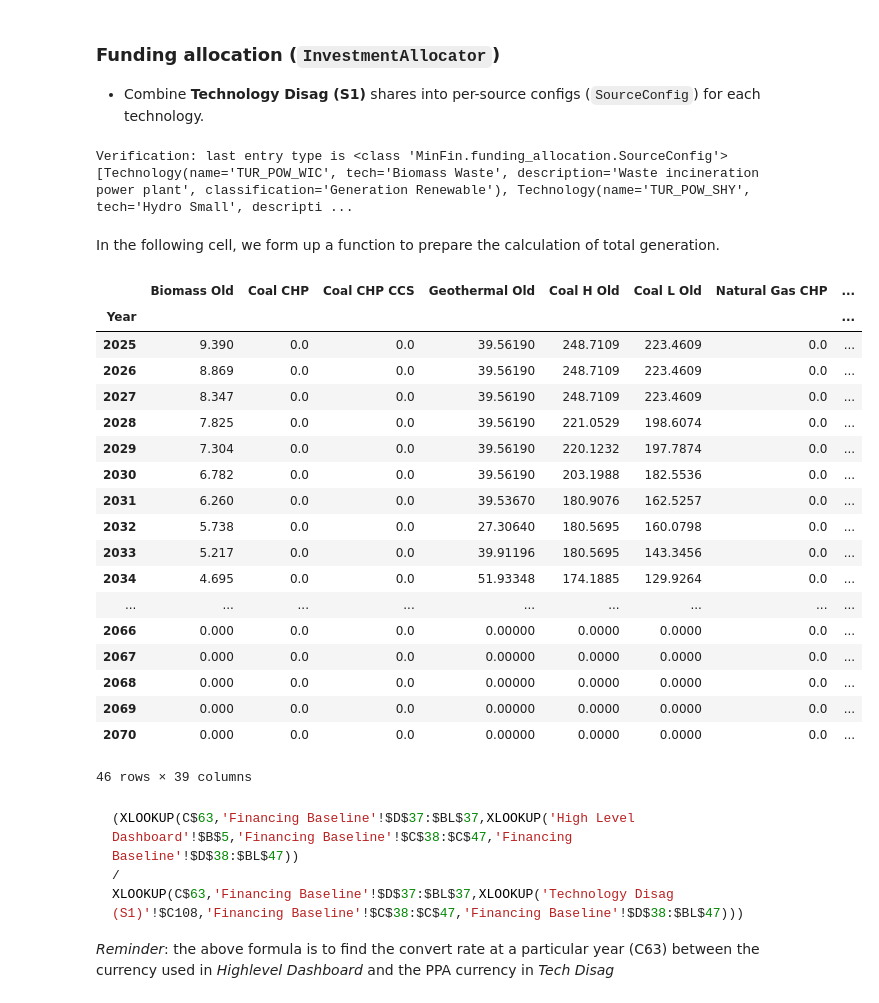
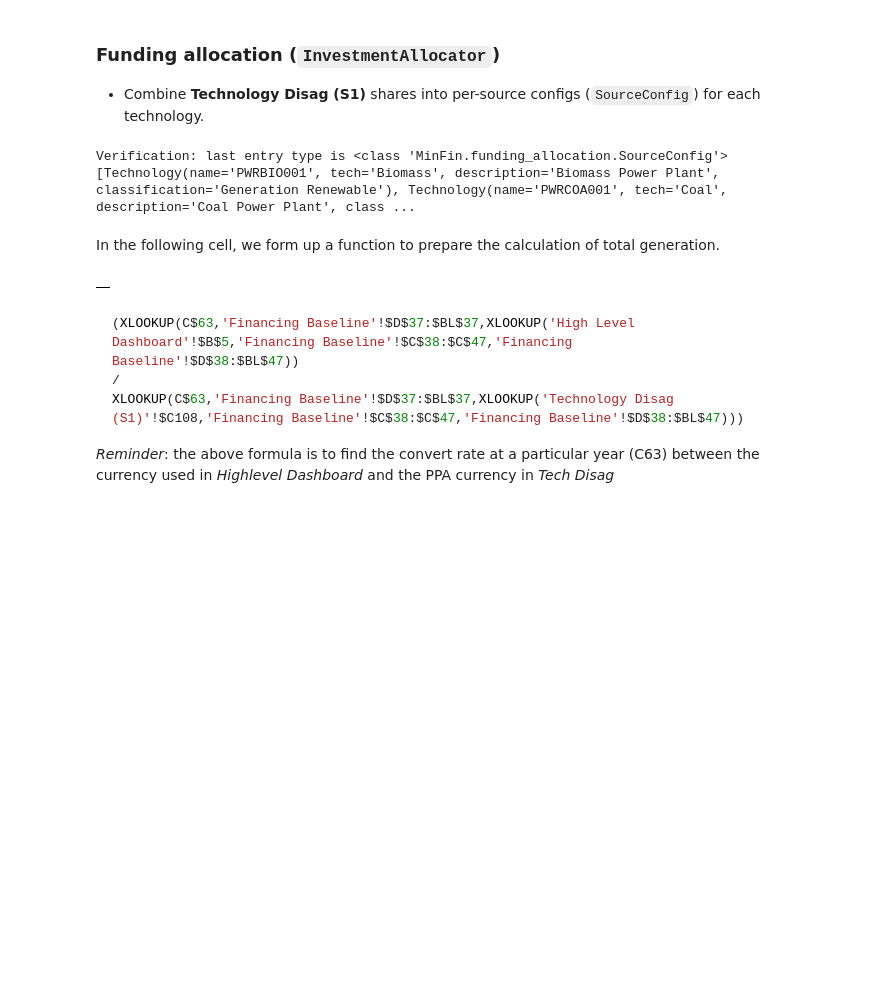
Before and after one commit to MINFinModel/minfin-py-public-release, a Jupyter notebook: minfin_notebook.ipynb, the cells around one changed output. Drawn from its saved outputs; the diff is of its cells as text; code cells hidden in the pictures; blank space fills up the shorter version.

````diff
--- a/minfin_notebook.ipynb
+++ b/minfin_notebook.ipynb
@@ -47,7 +47,7 @@ START_YEAR = 2025
 # Legacy example workbook:
 # file_path = "data/MINFin Energy Example Input File.xlsm"
 # Pure-input workbook (default):
-file_path = r"data/MINFin Input File TUR CLEAN -HL.xlsx"
+file_path = r"data/MINFin Input File - Zambia.xlsx"
 
 with pd.ExcelFile(file_path, engine="openpyxl") as xls:
     sheet_names = xls.sheet_names
@@ -1132,55 +1032,54 @@ print(f"Verification: last entry type is {type(t_stats.financing_configs[src])}"
 print(technologies)
 # %% [output]
 Verification: last entry type is <class 'MinFin.funding_allocation.SourceConfig'>
-[Technology(name='TUR_POW_WIC', tech='Biomass Waste', description='Waste incineration power plant', classification='Generation Renewable'), Technology(name='TUR_POW_SHY', tech='Hydro Small', descripti ...
+[Technology(name='PWRBIO001', tech='Biomass', description='Biomass Power Plant', classification='Generation Renewable'), Technology(name='PWRCOA001', tech='Coal', description='Coal Power Plant', class ...
 # %% [markdown]
  In the following cell, we form up a function to prepare the calculation of total generation.
 # %%
 from MinFin.investment_needs_extra import aggregate_tech_production
 
 df_generation_tech_sums = aggregate_tech_production(df_elec_production_nz, technologies)
 df_potential_generation_tech_sums = aggregate_tech_production(df_potential_generation_nz, technologies)
 
 # Technologies in NEW INFRASTRUCTURE without INVESTMENT PLAN OSeMOSYS rows (CSP / Coal / Energy Exports / Direct*)
 # lack columns in aggregate tables; pad zero columns for downstream cashflow with zero investment/generation.
-def _pad_zero_cols(df, names):
-    if df is None or len(df.index) == 0:
+def _pad_zero_cols(df, names, year_index=None):
+    import pandas as pd
+
+    if df is None:
         return df
+    if len(df.index) == 0:
+        idx = year_index
+        if idx is None:
+            return df
+        df = pd.DataFrame(index=pd.Index(idx, name=getattr(df.index, "name", None)))
     for n in names:
         if n not in df.columns:
             df[n] = 0.0
     return df
 
 if _tech_excel_pure:
     _nia_full = list(all_tech_data.keys())
-    df_generation_tech_sums = _pad_zero_cols(df_generation_tech_sums, _nia_full)
-    df_potential_generation_tech_sums = _pad_zero_cols(df_potential_generation_tech_sums, _nia_full)
-    df_category_sum_nz = _pad_zero_cols(df_category_sum_nz, _nia_full)
-    df_category_sum_lc = _pad_zero_cols(df_category_sum_lc, _nia_full)
-    df_cap_by_tech_nz = _pad_zero_cols(df_cap_by_tech_nz, _nia_full)
-    df_cap_by_tech_lc = _pad_zero_cols(df_cap_by_tech_lc, _nia_full)
+    _year_idx = None
+    for _cand in (
+        globals().get("years"),
+        getattr(df_category_sum_nz, "index", None) if "df_category_sum_nz" in globals() else None,
+    ):
+        if _cand is not None and len(_cand):
+            _year_idx = list(_cand)
+            break
+    df_generation_tech_sums = _pad_zero_cols(df_generation_tech_sums, _nia_full, _year_idx)
+    df_potential_generation_tech_sums = _pad_zero_cols(
+        df_potential_generation_tech_sums, _nia_full, _year_idx
+    )
+    df_category_sum_nz = _pad_zero_cols(df_category_sum_nz, _nia_full, _year_idx)
+    df_category_sum_lc = _pad_zero_cols(df_category_sum_lc, _nia_full, _year_idx)
+    df_cap_by_tech_nz = _pad_zero_cols(df_cap_by_tech_nz, _nia_full, _year_idx)
+    df_cap_by_tech_lc = _pad_zero_cols(df_cap_by_tech_lc, _nia_full, _year_idx)
 
 df_generation_tech_sums
 # %% [output]
-|  | Biomass Old | Coal CHP | Coal CHP CCS | Geothermal Old | Coal H Old | Coal L Old | Natural Gas CHP | ... |
-| Year |  |  |  |  |  |  |  | ... |
-| 2025 | 9.390 | 0.0 | 0.0 | 39.56190 | 248.7109 | 223.4609 | 0.0 | ... |
-| 2026 | 8.869 | 0.0 | 0.0 | 39.56190 | 248.7109 | 223.4609 | 0.0 | ... |
-| 2027 | 8.347 | 0.0 | 0.0 | 39.56190 | 248.7109 | 223.4609 | 0.0 | ... |
-| 2028 | 7.825 | 0.0 | 0.0 | 39.56190 | 221.0529 | 198.6074 | 0.0 | ... |
-| 2029 | 7.304 | 0.0 | 0.0 | 39.56190 | 220.1232 | 197.7874 | 0.0 | ... |
-| 2030 | 6.782 | 0.0 | 0.0 | 39.56190 | 203.1988 | 182.5536 | 0.0 | ... |
-| 2031 | 6.260 | 0.0 | 0.0 | 39.53670 | 180.9076 | 162.5257 | 0.0 | ... |
-| 2032 | 5.738 | 0.0 | 0.0 | 27.30640 | 180.5695 | 160.0798 | 0.0 | ... |
-| 2033 | 5.217 | 0.0 | 0.0 | 39.91196 | 180.5695 | 143.3456 | 0.0 | ... |
-| 2034 | 4.695 | 0.0 | 0.0 | 51.93348 | 174.1885 | 129.9264 | 0.0 | ... |
-| ... | ... | ... | ... | ... | ... | ... | ... | ... |
-| 2066 | 0.000 | 0.0 | 0.0 | 0.00000 | 0.0000 | 0.0000 | 0.0 | ... |
-| 2067 | 0.000 | 0.0 | 0.0 | 0.00000 | 0.0000 | 0.0000 | 0.0 | ... |
-| 2068 | 0.000 | 0.0 | 0.0 | 0.00000 | 0.0000 | 0.0000 | 0.0 | ... |
-| 2069 | 0.000 | 0.0 | 0.0 | 0.00000 | 0.0000 | 0.0000 | 0.0 | ... |
-| 2070 | 0.000 | 0.0 | 0.0 | 0.00000 | 0.0000 | 0.0000 | 0.0 | ... |
+|  |
-46 rows × 39 columns
 # %% [markdown]
  ```c
 (XLOOKUP(C$63,'Financing Baseline'!$D$37:$BL$37,XLOOKUP('High Level Dashboard'!$B$5,'Financing Baseline'!$C$38:$C$47,'Financing Baseline'!$D$38:$BL$47))
````
Also changed, not shown: parts of 35 cells of this notebook, 5 other files.
